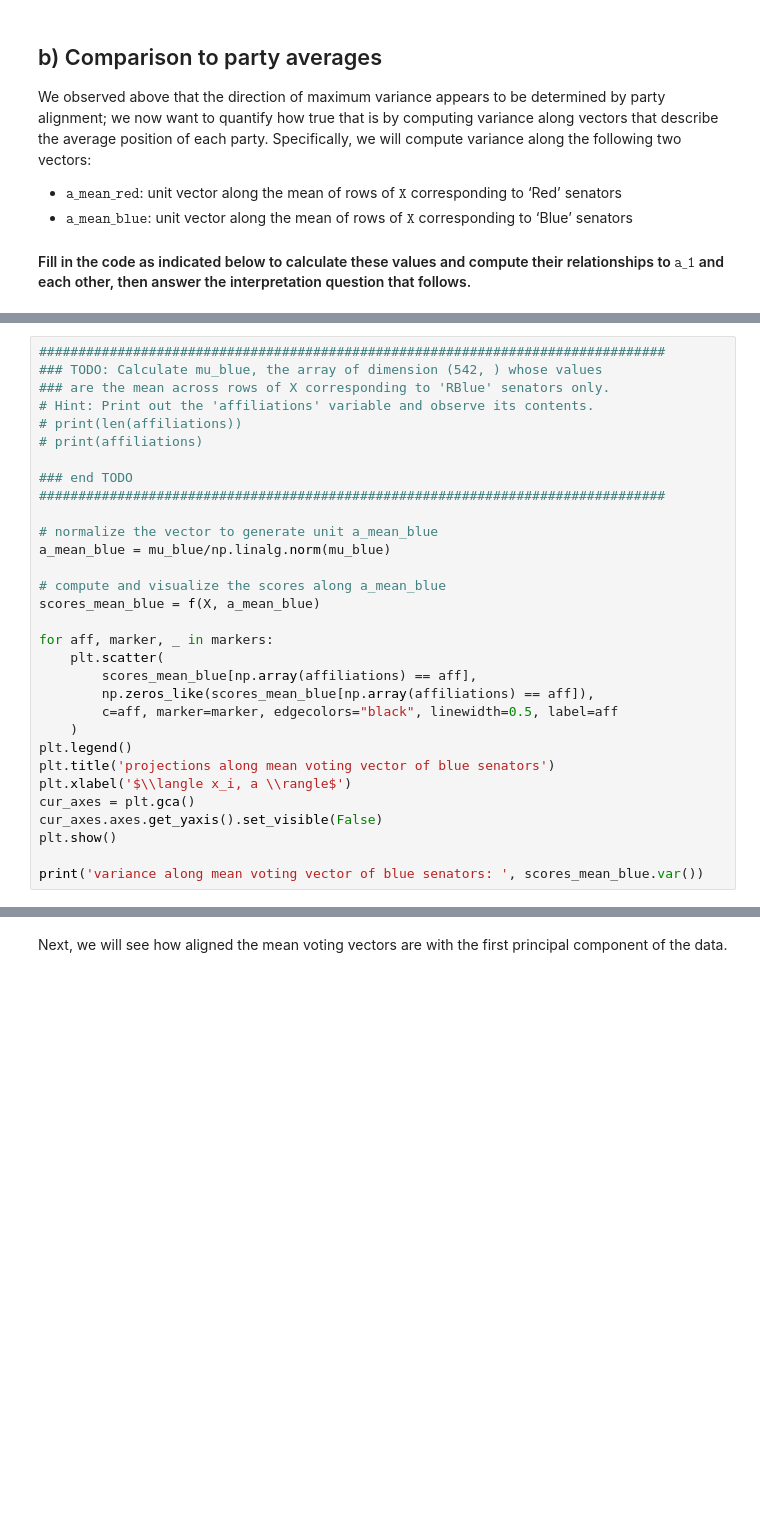
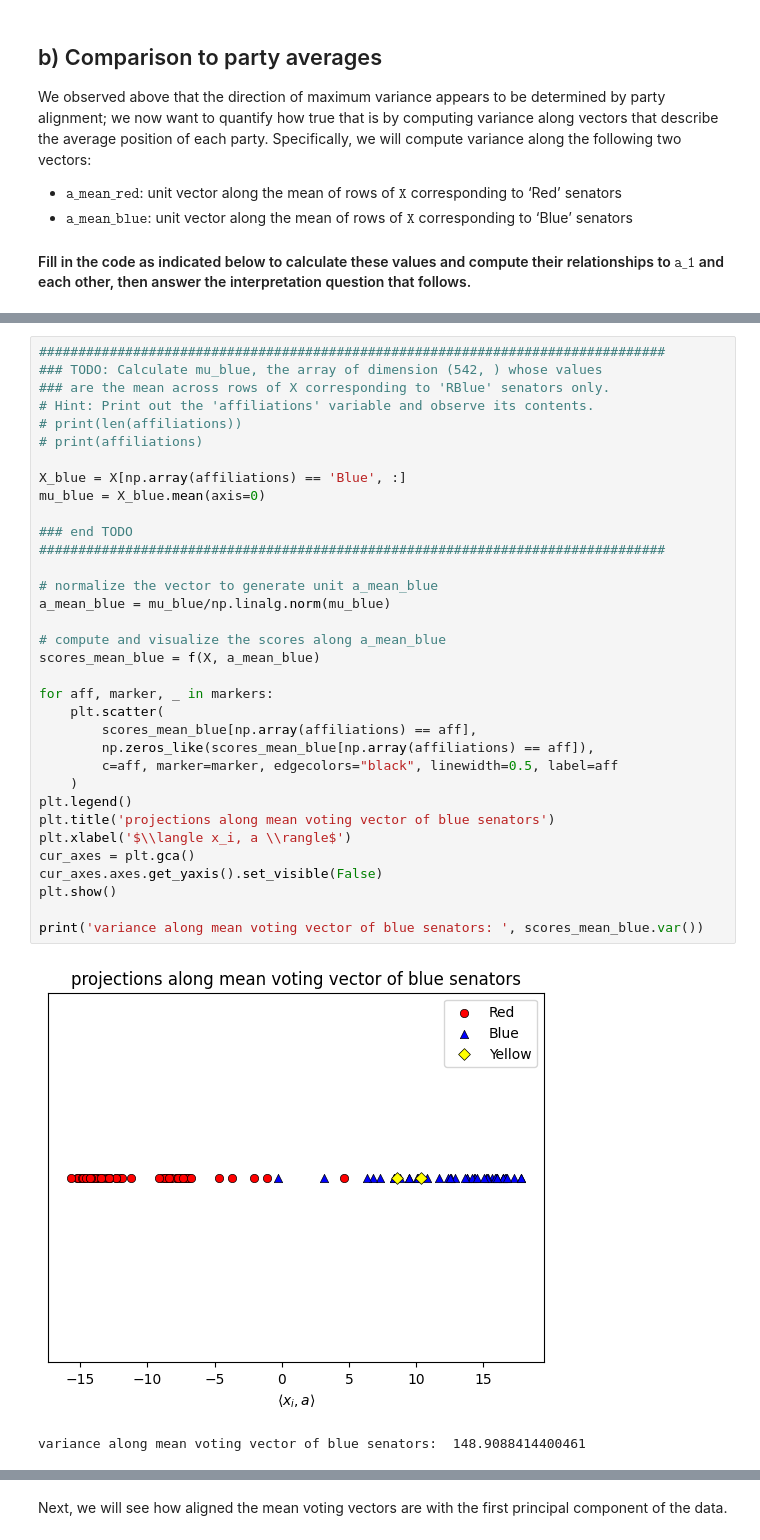
Before and after one commit to carldjapardi/eecs127, a Jupyter notebook: hw4_senator_pca.ipynb, the cells around one changed output, grey strips where cells are left out. Cells and saved outputs as stored; diff of their text form; blank space fills up the shorter version.

```diff
--- a/hw4_senator_pca.ipynb
+++ b/hw4_senator_pca.ipynb
@@ -174,33 +225,39 @@ print('variance along mean voting vector of red senators: ', scores_mean_red.var
 ################################################################################
 ### TODO: Calculate mu_blue, the array of dimension (542, ) whose values
 ### are the mean across rows of X corresponding to 'RBlue' senators only.
 # Hint: Print out the 'affiliations' variable and observe its contents.
 # print(len(affiliations))
 # print(affiliations)
+
+X_blue = X[np.array(affiliations) == 'Blue', :]
+mu_blue = X_blue.mean(axis=0)
 
 ### end TODO
 ################################################################################
 
 # normalize the vector to generate unit a_mean_blue
 a_mean_blue = mu_blue/np.linalg.norm(mu_blue)
 
 # compute and visualize the scores along a_mean_blue
 scores_mean_blue = f(X, a_mean_blue)
 
 for aff, marker, _ in markers:
     plt.scatter(
         scores_mean_blue[np.array(affiliations) == aff],
         np.zeros_like(scores_mean_blue[np.array(affiliations) == aff]),
         c=aff, marker=marker, edgecolors="black", linewidth=0.5, label=aff
     )
 plt.legend()
 plt.title('projections along mean voting vector of blue senators')
 plt.xlabel('$\\langle x_i, a \\rangle$')
 cur_axes = plt.gca()
 cur_axes.axes.get_yaxis().set_visible(False)
 plt.show()
 
 print('variance along mean voting vector of blue senators: ', scores_mean_blue.var())
+# %% [output]
+[figure, added]
+variance along mean voting vector of blue senators:  148.9088414400461
 # %%
 # compute dot product of and angle between a_mean_red and a_mean_blue:
 dot_product_blue_red = a_mean_blue.T @ a_mean_red
```
Also changed, not shown: parts of 25 cells of this notebook.
